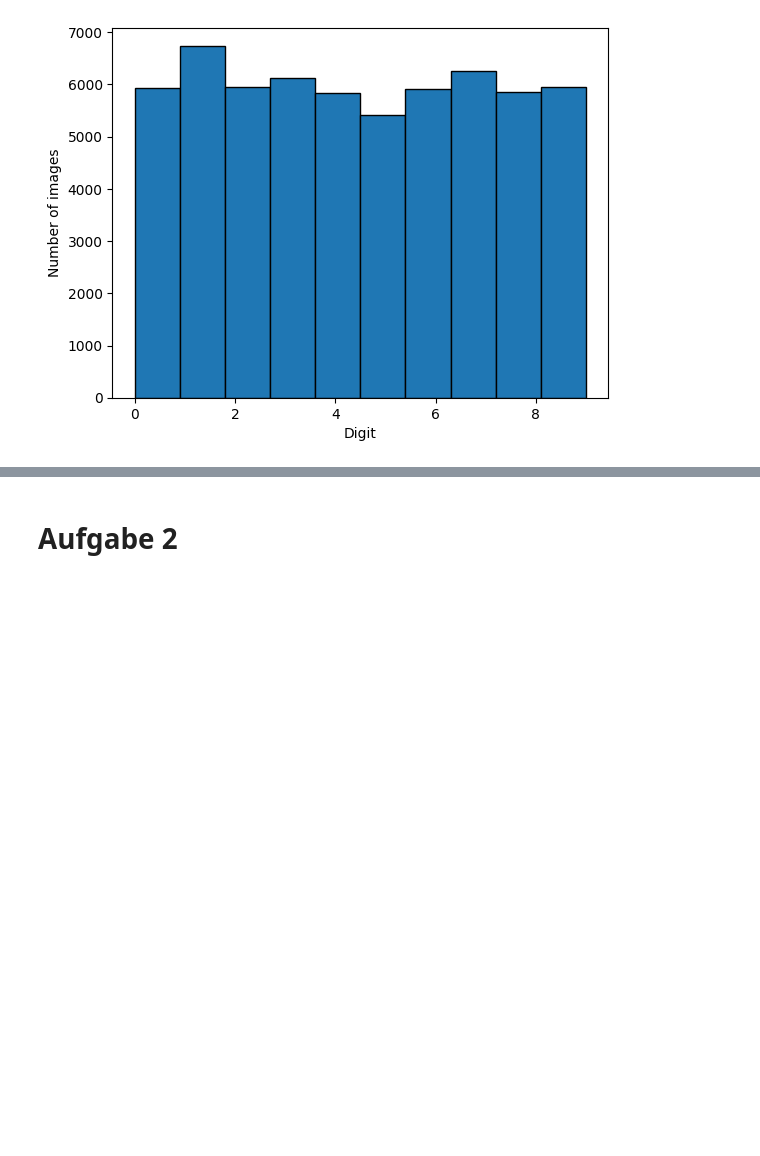
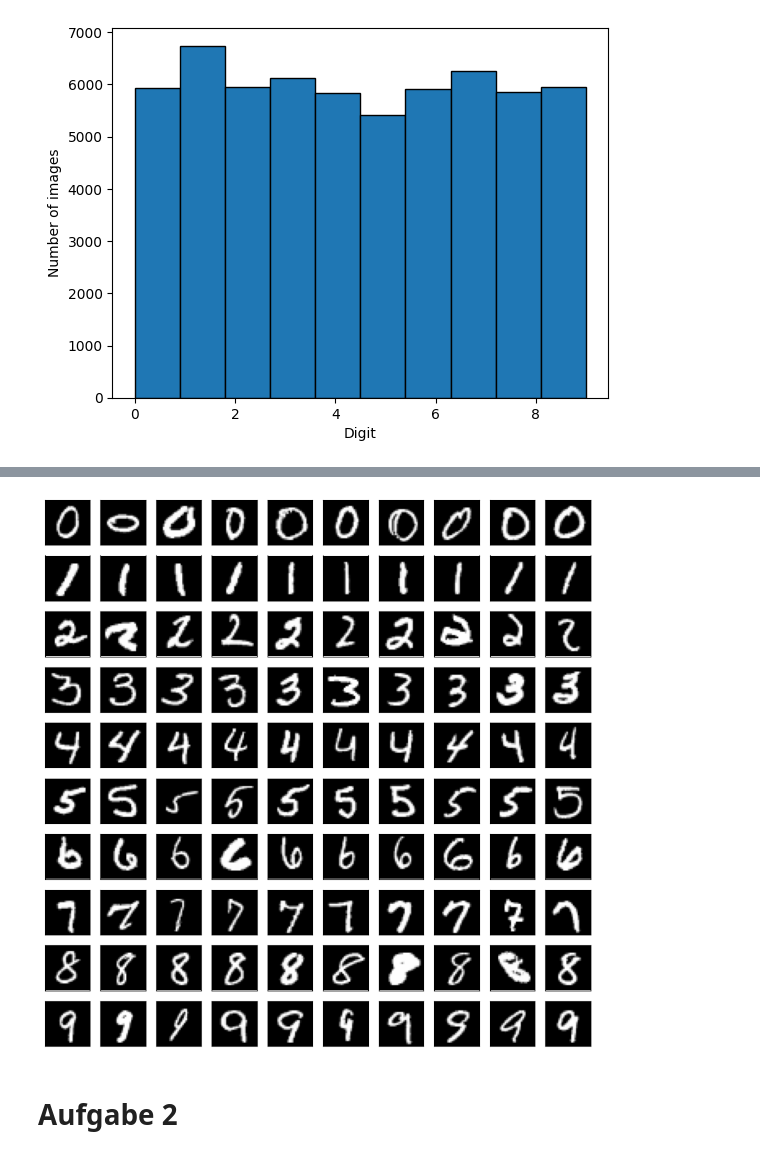
Before and after one commit to infamousperi/GradientDecent, a Jupyter notebook: MC1.ipynb, the cells around one changed output, grey strips where cells are left out. Drawn from its saved outputs; the diff is of its cells as text; code cells hidden in the pictures; blank space fills up the shorter version.

```diff
--- a/MC1.ipynb
+++ b/MC1.ipynb
@@ -50,2 +61,26 @@ plt.show()
+# %%
+fig, axes = plt.subplots(nrows=10, ncols=10, figsize=(8, 8))
+
+# Iterate over subplots and display corresponding images from train_images
+for i in range(10):
+    for j in range(10):
+        matching_indices = (test_labels == i).nonzero()[0]
+        if len(matching_indices) > 0:
+            idx = matching_indices[np.random.randint(len(matching_indices))]
+            image = test_images[idx]
+        else:
+            # If no images for this digit, use a blank image
+            image = np.zeros_like(test_images[0])
+
+        # Display the image on the subplot
+        axes[i, j].imshow(image, cmap='gray')
+        axes[i, j].set_xticks([])
+        axes[i, j].set_yticks([])
+
+# Adjust layout and display the plot
+plt.tight_layout()
+plt.show()
+# %% [output]
+[figure, added]
 # %% [markdown]
 # Aufgabe 2
```
Also changed, not shown: parts of 15 cells of this notebook, 2 other files.
